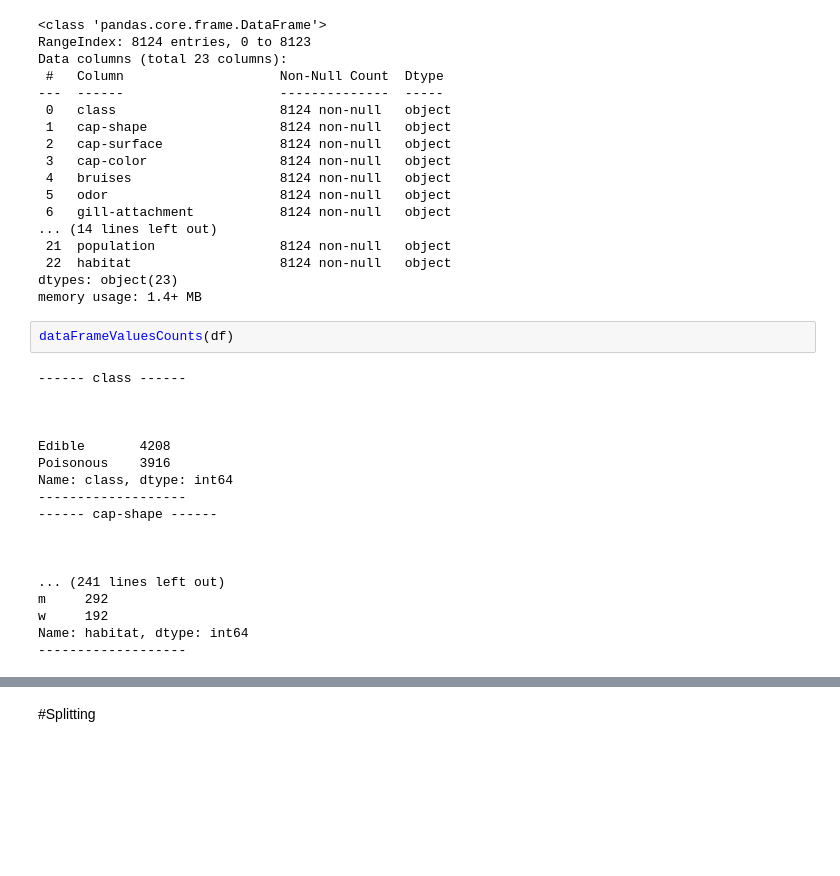
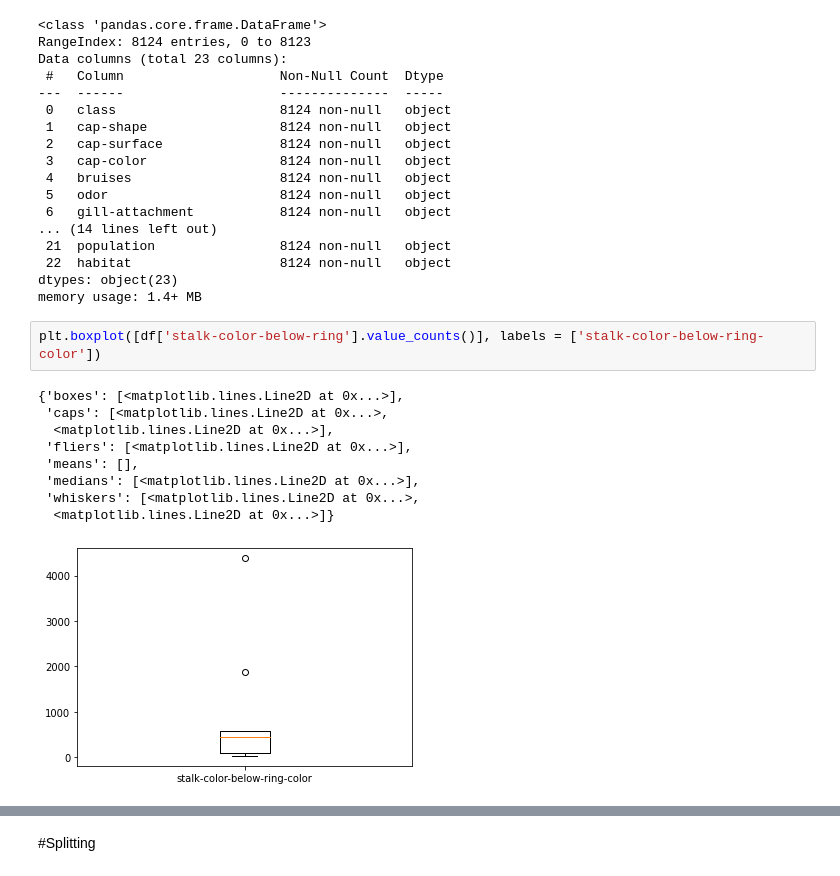
Before and after one commit to Rafal-Wawrzak/Project_2, a Jupyter notebook: Project_2_Part_2_(Core).ipynb, the cells around one changed output, grey strips where cells are left out. Cells and saved outputs as stored; diff of their text form; blank space fills up the shorter version.

```diff
--- a/Project_2_Part_2_(Core).ipynb
+++ b/Project_2_Part_2_(Core).ipynb
@@ -331,26 +332,18 @@ Data columns (total 23 columns):
  22  habitat                   8124 non-null   object
 dtypes: object(23)
 memory usage: 1.4+ MB
-# %%
-dataFrameValuesCounts(df)
-# %% [output]
------- class ------
-
-
-
-Edible       4208
-Poisonous    3916
-Name: class, dtype: int64
--------------------
------- cap-shape ------
-
-
-
-... (241 lines left out)
-m     292
-w     192
-Name: habitat, dtype: int64
--------------------
+# %%
+plt.boxplot([df['stalk-color-below-ring'].value_counts()], labels = ['stalk-color-below-ring-color'])
+# %% [output]
+{'boxes': [<matplotlib.lines.Line2D at 0x...>],
+ 'caps': [<matplotlib.lines.Line2D at 0x...>,
+  <matplotlib.lines.Line2D at 0x...>],
+ 'fliers': [<matplotlib.lines.Line2D at 0x...>],
+ 'means': [],
+ 'medians': [<matplotlib.lines.Line2D at 0x...>],
+ 'whiskers': [<matplotlib.lines.Line2D at 0x...>,
+  <matplotlib.lines.Line2D at 0x...>]}
+[figure, added]
 # %%
 %%time
 barGroupCount(df,
```
Also changed, not shown: parts of 3 cells of this notebook.
